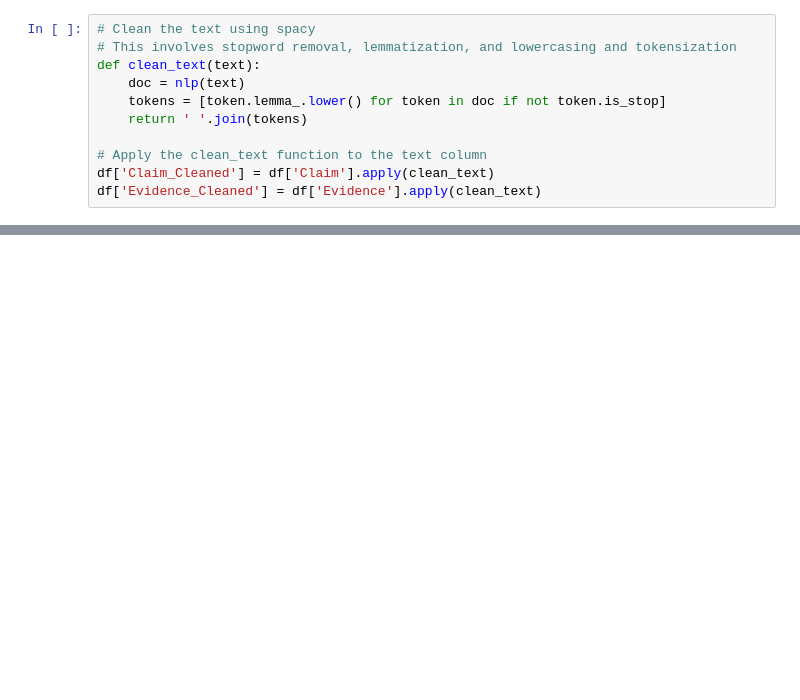
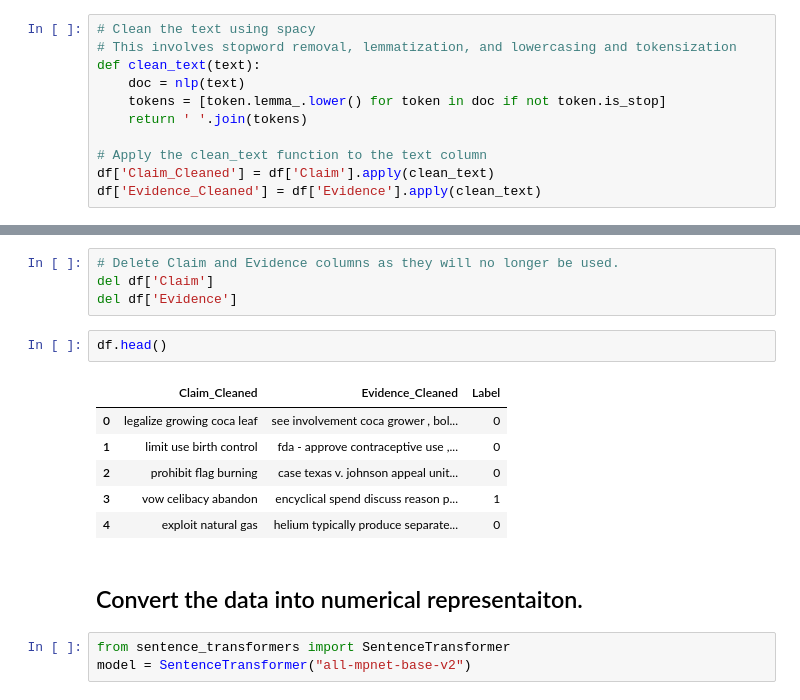
Before and after one commit to thebekhruz/EvidenceExplorer, a Jupyter notebook: notebooks/EDA_and_modeling.ipynb, the cells around one changed output, grey strips where cells are left out. Saved outputs shown, nothing was run; the diff lists cells and outputs as text; blank space fills up the shorter version.

```diff
--- a/notebooks/EDA_and_modeling.ipynb
+++ b/notebooks/EDA_and_modeling.ipynb
@@ -129,0 +82,18 @@ Confusion Matrix: [[812  34]
+# %%
+# Delete Claim and Evidence columns as they will no longer be used.
+del df['Claim']
+del df['Evidence']
+# %%
+df.head()
+# %% [output]
+|  | Claim_Cleaned | Evidence_Cleaned | Label |
+| 0 | legalize growing coca leaf | see involvement coca grower , bol... | 0 |
+| 1 | limit use birth control | fda - approve contraceptive use ,... | 0 |
+| 2 | prohibit flag burning | case texas v. johnson appeal unit... | 0 |
+| 3 | vow celibacy abandon | encyclical spend discuss reason p... | 1 |
+| 4 | exploit natural gas | helium typically produce separate... | 0 |
+# %% [markdown]
+## Convert the data into numerical representaiton.
+# %%
+from sentence_transformers import SentenceTransformer
+model = SentenceTransformer("all-mpnet-base-v2")
```
Also changed, not shown: parts of 19 cells of this notebook, 2 other files.
